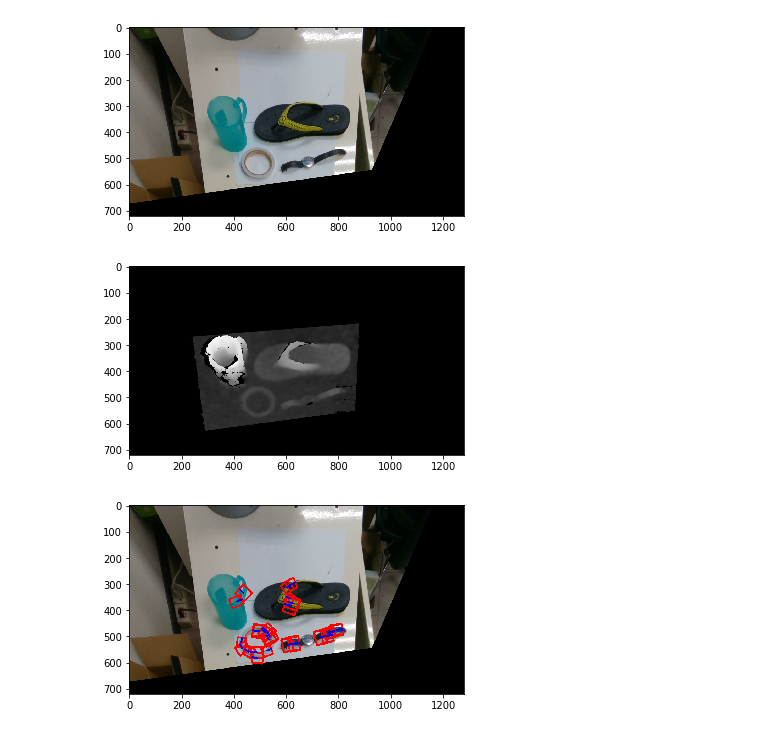
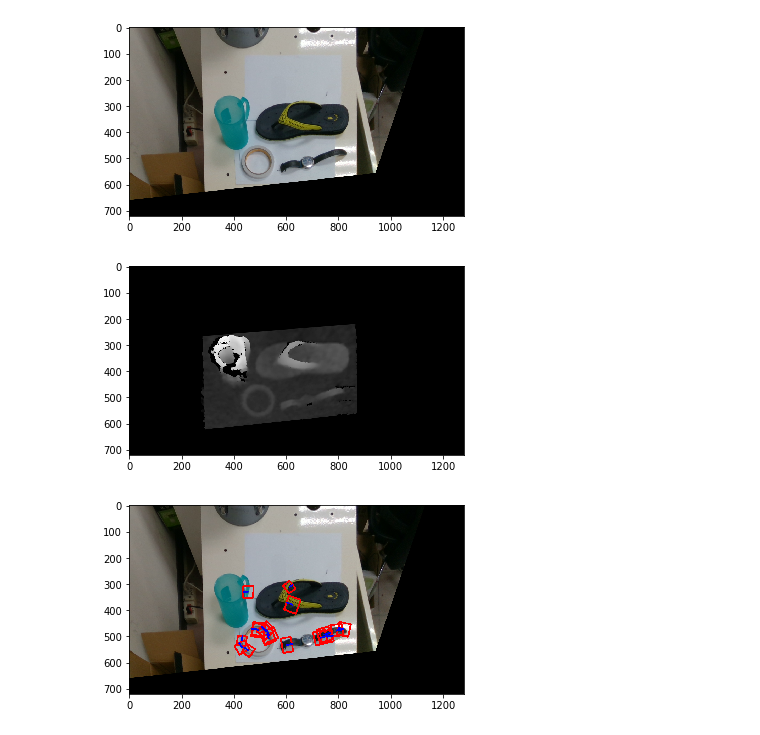
Before and after one commit to peter0749/Planar-Grasping, a Jupyter notebook: real_grasp.ipynb, the cells around one changed output. Cells and saved outputs as stored; diff of their text form; code cells hidden in the pictures.

```diff
--- a/real_grasp.ipynb
+++ b/real_grasp.ipynb
@@ -214,8 +214,8 @@ def apply_uv_fast(uv, rgb, depth, xyz, npts_for_h=32):
         i = np.random.randint(h)
         j = np.random.randint(w)
         pt = uv[i,j]
-        if (pt>=0).all() and pt[0]<w and pt[1]<h and depth[i,j]>0:
-            if len(src)>0 and np.min(np.linalg.norm(np.asarray(src) - pt[np.newaxis])) < 12:
+        if (pt>=0).all() and pt[0]<w and pt[1]<h and depth[i,j]>0 and xyz[i,j,-1]<0.02 and xyz[i,j,-1]>-0.02:
+            if len(src)>0 and np.min(np.linalg.norm(np.asarray(src) - pt[np.newaxis])) < 7:
                 continue
             dst.append(pt)  # (x,y)
             src.append([j,i]) # (x,y)
@@ -304,23 +304,23 @@ plt.show()
 plt.imshow(new_img)
 plt.show()
 # %% [output]
-[figure, old version]
+[figure, new version]
 # %%
 plt.imshow(new_depth, cmap='gray')
 plt.show()
 # %% [output]
-[figure, old version]
+[figure, new version]
 # %%
-pts = test.get_topK(new_img,new_depth,new_xyz,K=30)
+pts = test.get_topK(new_img,new_depth,new_xyz,K=18)
 img_ = np.copy(new_img)
 cv2.polylines(img_, pts.astype(np.int32), True, (255,0,0), 5)
 vecs = [ grasp2pts(pt) for pt in pts ]
 for vec in vecs:
     cv2.line(img_, tuple(vec[0].astype(np.int32)), tuple(vec[1].astype(np.int32)), (0,0,255), 5)
 plt.imshow(img_)
 plt.show()
 # %% [output]
-[figure, old version]
+[figure, new version]
 # %%
 def deg_diff(u_, v_):
     u = u_.astype(np.float32)
```
Also changed, not shown: parts of 3 cells of this notebook.
